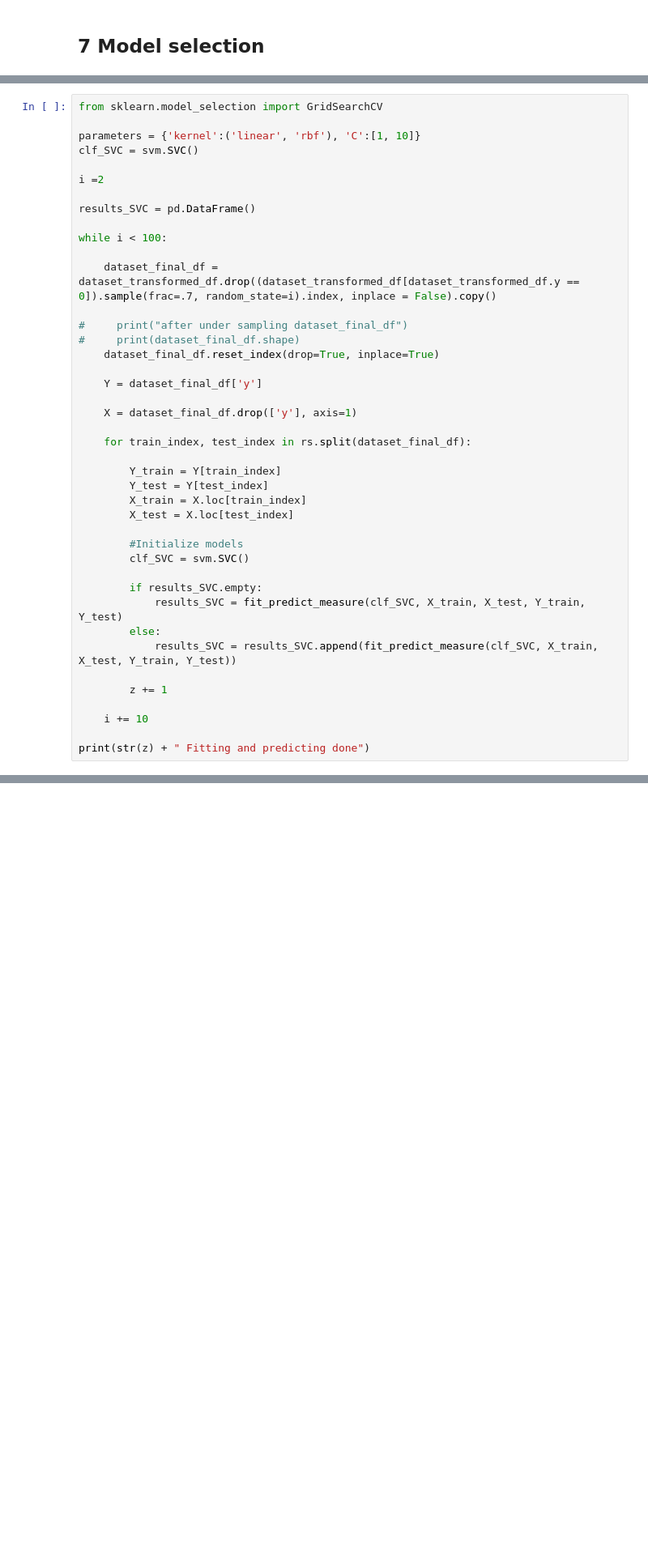
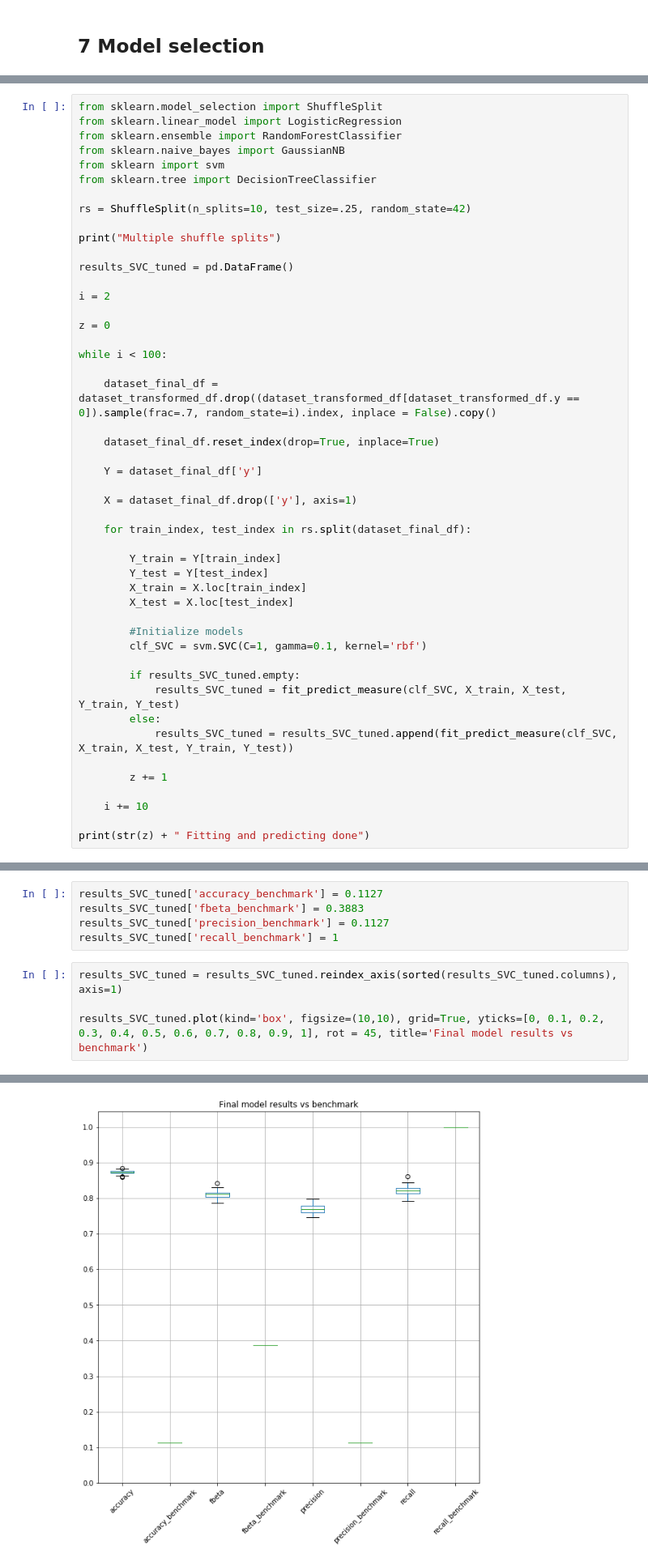
Before and after one commit to julijanna/machine-learning, a Jupyter notebook: projects/capstone/Capstone - Bank Marketing Dataset.ipynb, the cells around one changed output, grey strips where cells are left out. Shown at 81% size. Saved outputs shown, nothing was run; the diff lists cells and outputs as text; blank space fills up the shorter version.

```diff
--- a/projects/capstone/Capstone - Bank Marketing Dataset.ipynb
+++ b/projects/capstone/Capstone - Bank Marketing Dataset.ipynb
@@ -497,19 +579,25 @@ recall_df.plot(kind='box', figsize=(10,10), grid=True, yticks=[0, 0.1, 0.2, 0.3,
 # %%
-from sklearn.model_selection import GridSearchCV
+from sklearn.model_selection import ShuffleSplit
+from sklearn.linear_model import LogisticRegression
+from sklearn.ensemble import RandomForestClassifier
+from sklearn.naive_bayes import GaussianNB
+from sklearn import svm
+from sklearn.tree import DecisionTreeClassifier
 
-parameters = {'kernel':('linear', 'rbf'), 'C':[1, 10]}
-clf_SVC = svm.SVC()
+rs = ShuffleSplit(n_splits=10, test_size=.25, random_state=42)
 
-i =2
+print("Multiple shuffle splits")
 
-results_SVC = pd.DataFrame()
+results_SVC_tuned = pd.DataFrame()
+
+i = 2
+
+z = 0
 
 while i < 100:
 
     dataset_final_df = dataset_transformed_df.drop((dataset_transformed_df[dataset_transformed_df.y == 0]).sample(frac=.7, random_state=i).index, inplace = False).copy()
 
-#     print("after under sampling dataset_final_df")
-#     print(dataset_final_df.shape)
     dataset_final_df.reset_index(drop=True, inplace=True)
 
     Y = dataset_final_df['y']
@@ -524,12 +612,12 @@ while i < 100:
         X_test = X.loc[test_index]
 
         #Initialize models
-        clf_SVC = svm.SVC()
+        clf_SVC = svm.SVC(C=1, gamma=0.1, kernel='rbf')
 
-        if results_SVC.empty:
-            results_SVC = fit_predict_measure(clf_SVC, X_train, X_test, Y_train, Y_test)
+        if results_SVC_tuned.empty:
+            results_SVC_tuned = fit_predict_measure(clf_SVC, X_train, X_test, Y_train, Y_test)
         else:
-            results_SVC = results_SVC.append(fit_predict_measure(clf_SVC, X_train, X_test, Y_train, Y_test))
+            results_SVC_tuned = results_SVC_tuned.append(fit_predict_measure(clf_SVC, X_train, X_test, Y_train, Y_test))
 
         z += 1
 
@@ -538,0 +646,10 @@ print(str(z) + " Fitting and predicting done")
+# %%
+results_SVC_tuned['accuracy_benchmark'] = 0.1127
+results_SVC_tuned['fbeta_benchmark'] = 0.3883
+results_SVC_tuned['precision_benchmark'] = 0.1127
+results_SVC_tuned['recall_benchmark'] = 1
+# %%
+results_SVC_tuned = results_SVC_tuned.reindex_axis(sorted(results_SVC_tuned.columns), axis=1)
+
+results_SVC_tuned.plot(kind='box', figsize=(10,10), grid=True, yticks=[0, 0.1, 0.2, 0.3, 0.4, 0.5, 0.6, 0.7, 0.8, 0.9, 1], rot = 45, title='Final model results vs benchmark')
+# %% [output]
@@ -538,0 +657 @@ print(str(z) + " Fitting and predicting done")
+[figure, added]
```
Also changed, not shown: parts of 21 cells of this notebook, 8 other files.
